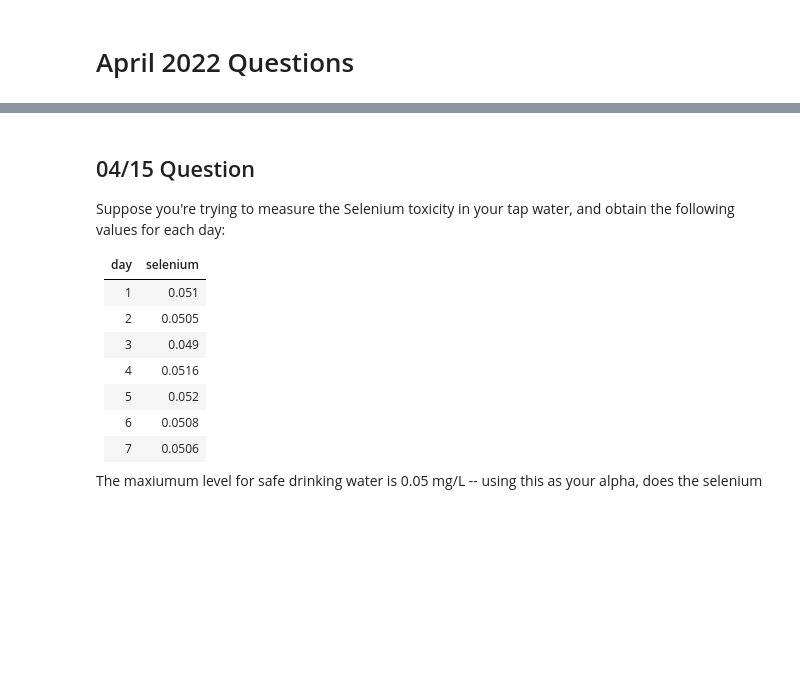
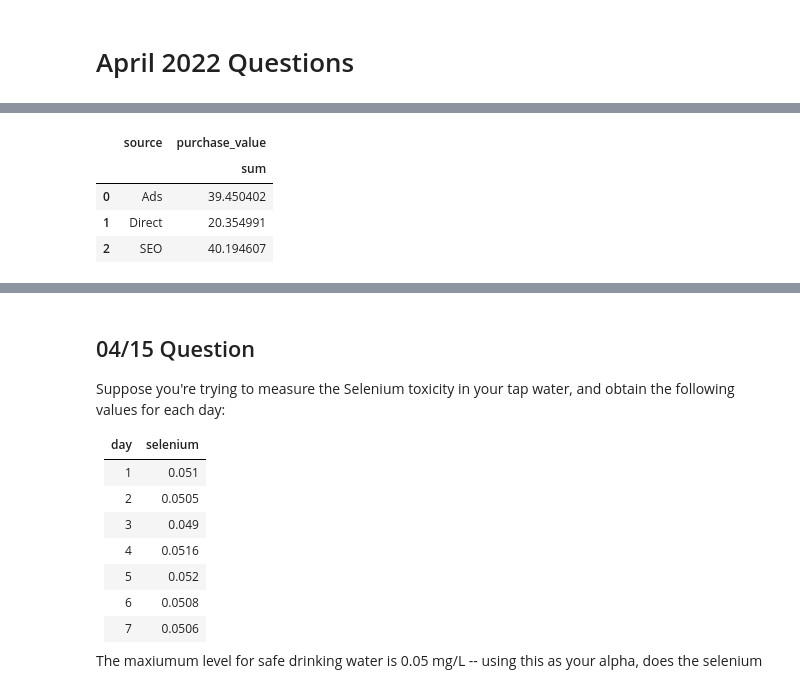
Before and after one commit to akstl1/InterviewQs-Data-Science-Questions, a Jupyter notebook: 2022.04 Interview Qs.ipynb, the cells around one changed output, grey strips where cells are left out. Saved outputs shown, nothing was run; the diff lists cells and outputs as text; code cells hidden in the pictures; blank space fills up the shorter version.

```diff
--- a/2022.04 Interview Qs.ipynb
+++ b/2022.04 Interview Qs.ipynb
@@ -2,0 +52,10 @@
+# %%
+# re-calc purchase_value column so it represents a % value, and reset index
+data_2022_04_18_grouped['purchase_value'] = 100*data_2022_04_18_grouped['purchase_value']/total_revenue
+data_2022_04_18_grouped.reset_index(inplace=True)
+# %% [output]
+|  | source | purchase_value |
+|  |  | sum |
+| 0 | Ads | 39.450402 |
+| 1 | Direct | 20.354991 |
+| 2 | SEO | 40.194607 |
```
Also changed, not shown: parts of 7 cells of this notebook.
